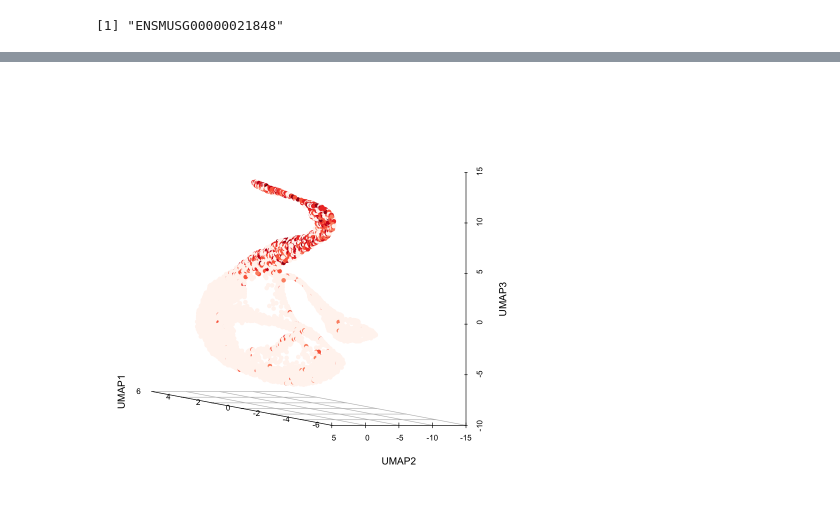
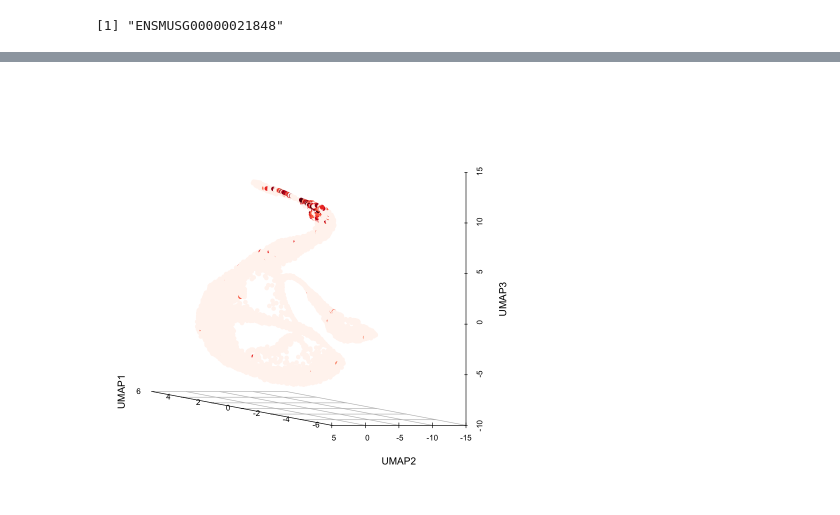
Before and after one commit to ironman-tetsuo/Introduction_to_scRNA-seq, a Jupyter notebook: 1_Clark_P2_Retina/plot_umap.ipynb, the cells around one changed output, grey strips where cells are left out. Cells and saved outputs as stored; diff of their text form; code cells hidden in the pictures.

```diff
--- a/1_Clark_P2_Retina/plot_umap.ipynb
+++ b/1_Clark_P2_Retina/plot_umap.ipynb
@@ -47,4 +52,4 @@ scatterplot3d(
 # %%
-plot_cells("Crx", 350)
+plot_cells("Rho", 350)
 # %% [output]
-[figure, old version]
+[figure, new version]
```
Also changed, not shown: parts of 2 cells of this notebook.
